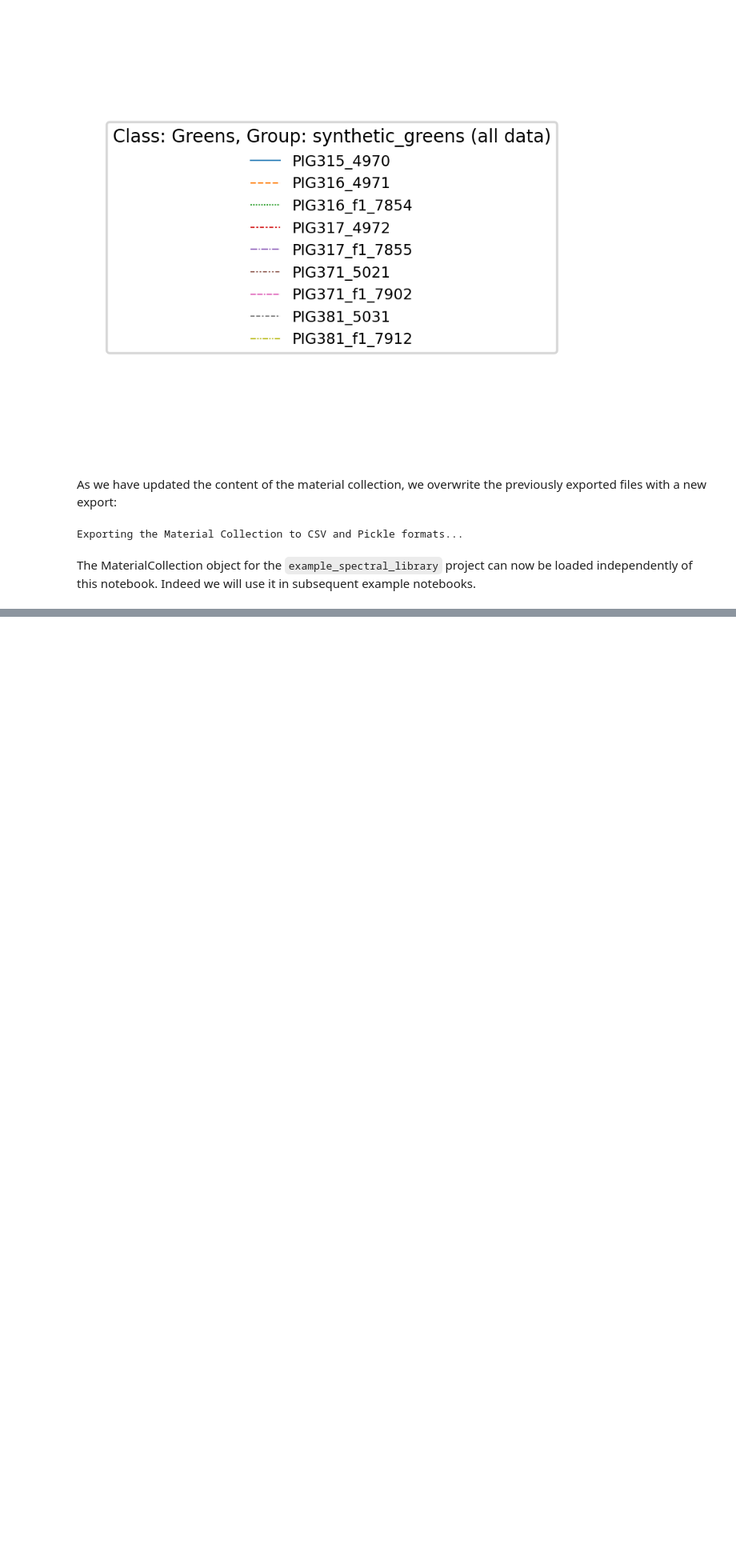
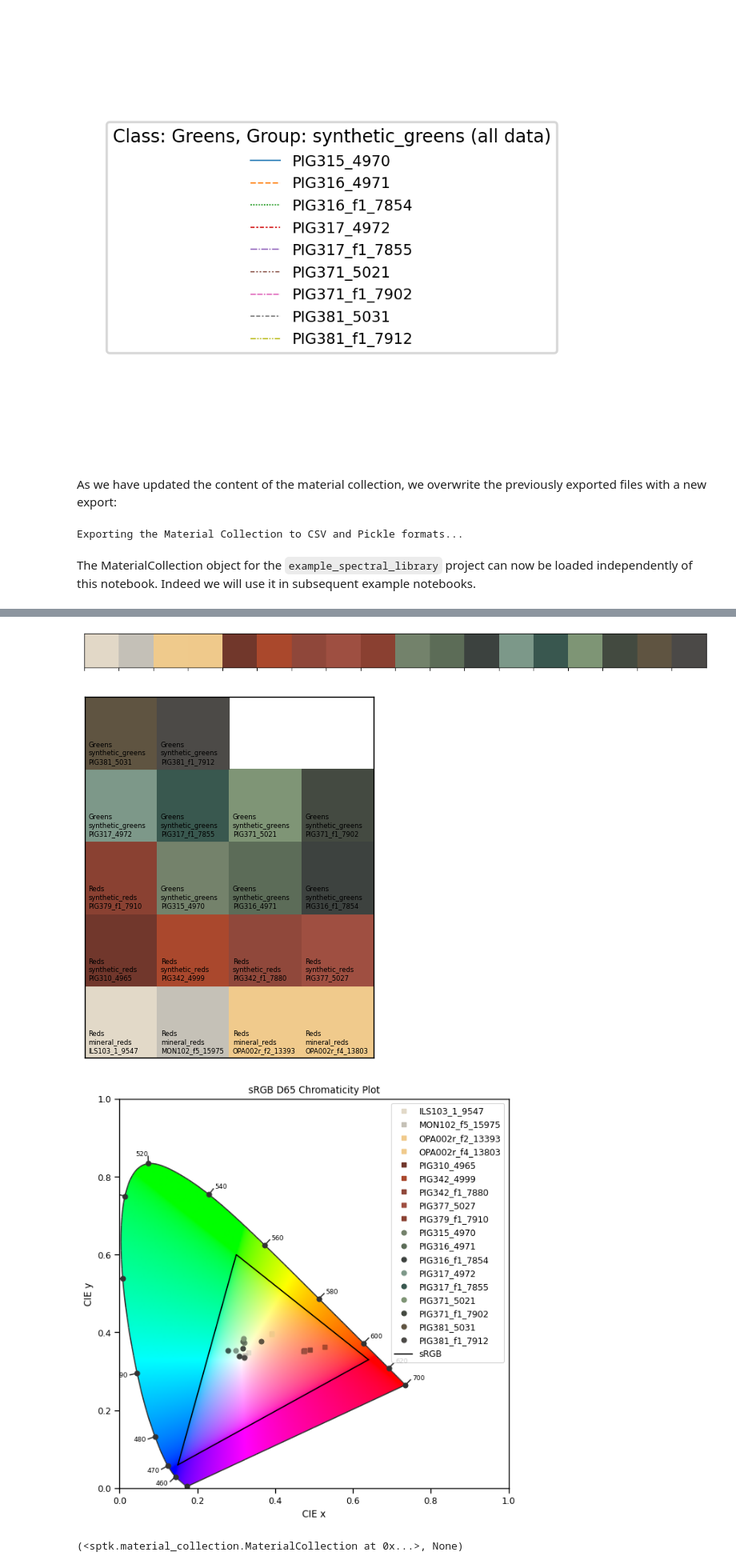
Before and after one commit to rbstabbins/sptk, a Jupyter notebook: examples/material_collection_example.ipynb, the cells around one changed output, grey strips where cells are left out. Shown at 80% size. Drawn from its saved outputs; the diff is of its cells as text; code cells hidden in the pictures; blank space fills up the shorter version.

```diff
--- a/examples/material_collection_example.ipynb
+++ b/examples/material_collection_example.ipynb
@@ -218,0 +225,7 @@
+# %%
+matcol.render_colour('D65')
+# %% [output]
+[figure, added]
+[figure, added]
+[figure, added]
+(<sptk.material_collection.MaterialCollection at 0x...>, None)
```
Also changed, not shown: parts of 2 cells of this notebook, 3 other files.
